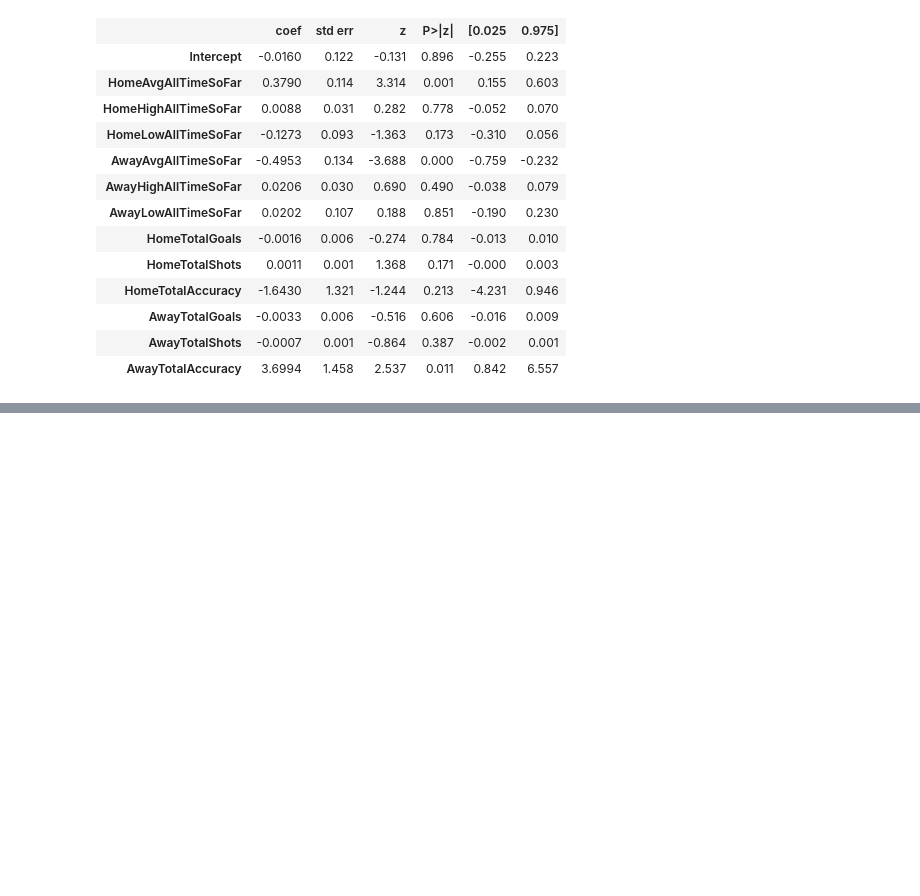
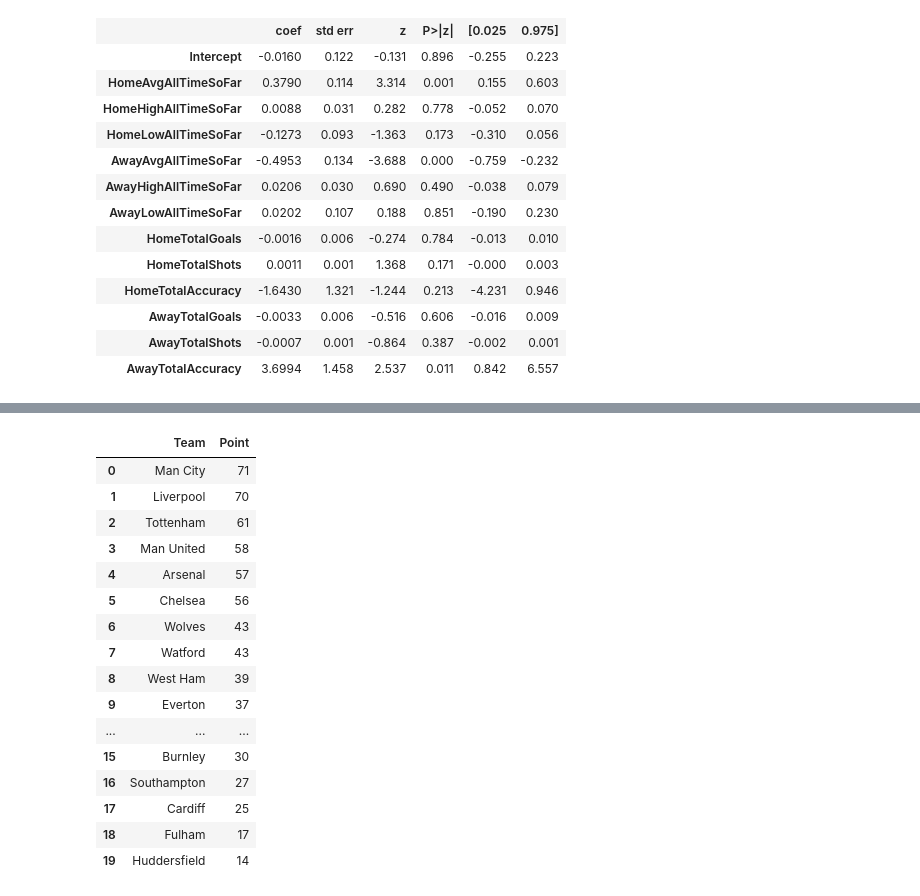
Before and after one commit to info370a-w19-finalproject2/final_project, a Jupyter notebook: report.ipynb, the cells around one changed output, grey strips where cells are left out. Cells and saved outputs as stored; diff of their text form; code cells hidden in the pictures; blank space fills up the shorter version.

```diff
--- a/report.ipynb
+++ b/report.ipynb
@@ -785,0 +842,21 @@ Generalized Linear Model Regression Results
+# %%
+ranking=pd.read_csv('./data/CurrentRanking.csv')
+ranking
+# %% [output]
+|  | Team | Point |
+| 0 | Man City | 71 |
+| 1 | Liverpool | 70 |
+| 2 | Tottenham | 61 |
+| 3 | Man United | 58 |
+| 4 | Arsenal | 57 |
+| 5 | Chelsea | 56 |
+| 6 | Wolves | 43 |
+| 7 | Watford | 43 |
+| 8 | West Ham | 39 |
+| 9 | Everton | 37 |
+| ... | ... | ... |
+| 15 | Burnley | 30 |
+| 16 | Southampton | 27 |
+| 17 | Cardiff | 25 |
+| 18 | Fulham | 17 |
+| 19 | Huddersfield | 14 |
```
Also changed, not shown: parts of 10 cells of this notebook.
